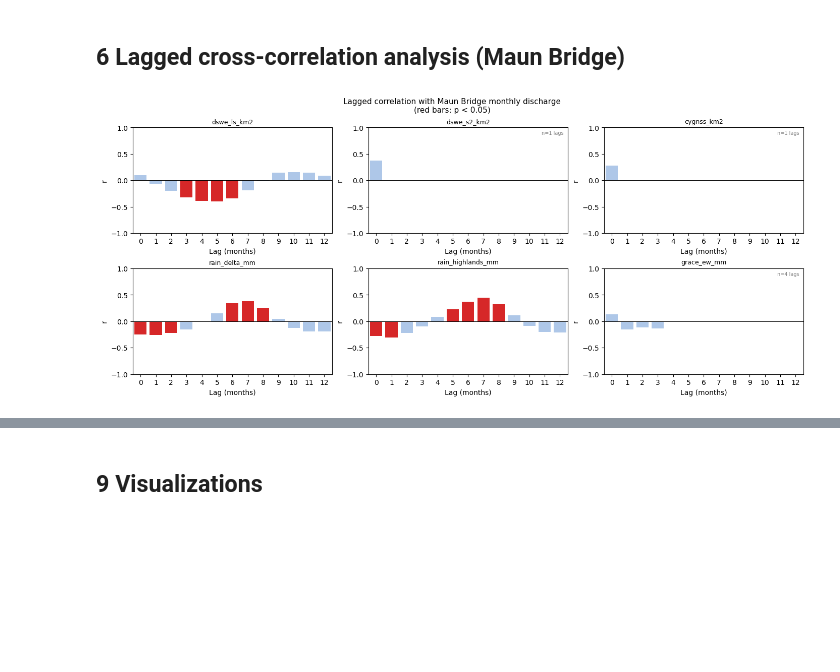
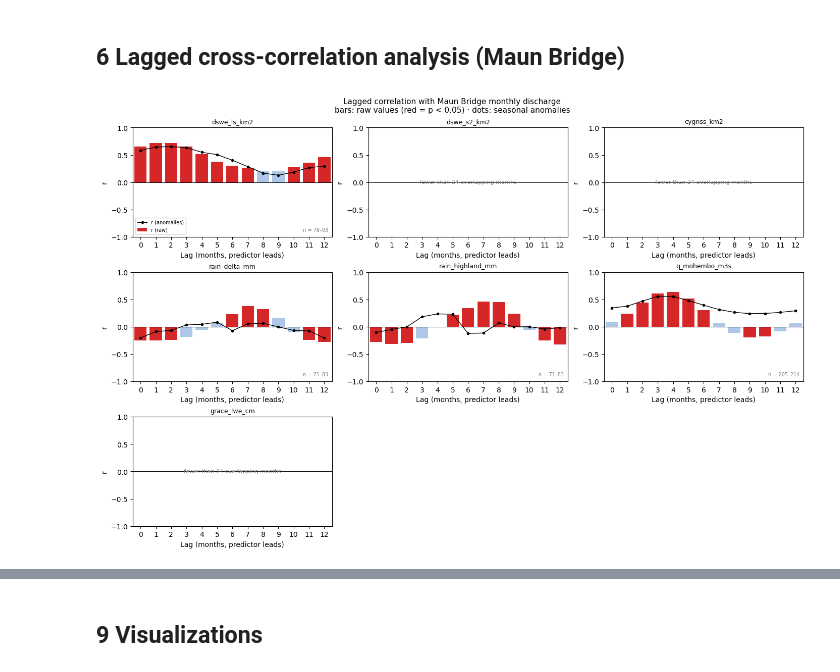
Before and after one commit to octavia-crompton/dswe-inman-lyons, a Jupyter notebook: notebooks/flood_prediction_okavango.ipynb, the cells around one changed output, grey strips where cells are left out. Drawn from its saved outputs; the diff is of its cells as text; code cells hidden in the pictures; blank space fills up the shorter version.

```diff
--- a/notebooks/flood_prediction_okavango.ipynb
+++ b/notebooks/flood_prediction_okavango.ipynb
@@ -73,7 +95,8 @@ STATIONS = {
     1357100: {"name": "Mohembo",       "river": "Okavango",    "role": "inlet"},
     1357520: {"name": "Maun Bridge",   "river": "Thamalakane", "role": "target"},
     1357530: {"name": "Boro Junction", "river": "Boro",        "role": "target"},
-    1357535: {"name": "Pantoon Site",  "river": "Boro",        "role": "target"},
+    # 1357535 Pantoon Site is excluded: its GRDC daily record is an exact copy of
+    # 1357530 Boro Junction (all 9,165 overlapping days, 1969–2016, identical).
     1357501: {"name": "Samedupe",      "river": "Boteti",      "role": "target"},
     1357500: {"name": "Rakops",        "river": "Boteti",      "role": "target"},
     1357510: {"name": "Bund",          "river": "Lake River",  "role": "target"},
@@ -339,84 +358,75 @@ Station 1357510 (Bund):  14 peak-Q years, 10 arrival years
 # %%
 from scipy.stats import pearsonr
 
-MAUN_ID = 1357520   # Maun Bridge — primary target station (integer, matches monthly_q/targets keys)
 MAX_LAG = 12
+MIN_PAIRS = 24
 
-def lagged_correlation(predictor: pd.Series, target: pd.Series,
-                       max_lag: int = MAX_LAG) -> pd.DataFrame:
-    """Pearson r and p-value for predictor shifted by 0..max_lag months
-    relative to the target (positive lag = predictor leads target)."""
-    df = pd.concat([predictor.rename("pred"), target.rename("tgt")],
-                   axis=1).dropna()
+def lagged_correlation(predictor: pd.Series, target: pd.Series, max_lag: int = MAX_LAG) -> pd.DataFrame:
+    """Pearson r between predictor(t − lag) and target(t) for lag = 0..max_lag.
+
+    Both series are placed on the continuous monthly grid before shifting, so a
+    lag of k is always k calendar months.  `r` uses raw values (dominated by the
+    shared seasonal cycle); `r_anom` uses anomalies from each series' monthly
+    climatology, which is the part a forecast has to get right.
+    """
+    pred = predictor.reindex(features_raw.index)
+    tgt = target.reindex(features_raw.index)
+    anom = lambda s: s - s.groupby(s.index.month).transform("mean")
+    pred_a, tgt_a = anom(pred), anom(tgt)
     rows = []
     for lag in range(0, max_lag + 1):
-        paired = pd.concat([df["pred"].shift(lag), df["tgt"]], axis=1).dropna()
-        if len(paired) < 5:
-            continue
-        # skip constant arrays — pearsonr is undefined for zero-variance inputs
-        if paired.iloc[:, 0].std() == 0 or paired.iloc[:, 1].std() == 0:
+        paired = pd.concat([pred.shift(lag), tgt, pred_a.shift(lag), tgt_a], axis=1).dropna()
+        if len(paired) < MIN_PAIRS or paired.iloc[:, 0].std() == 0 or paired.iloc[:, 1].std() == 0:
             continue
         r, p = pearsonr(paired.iloc[:, 0], paired.iloc[:, 1])
-        rows.append({"lag_months": lag, "r": r, "p": p})
+        ra, pa = pearsonr(paired.iloc[:, 2], paired.iloc[:, 3])
+        rows.append({"lag_months": lag, "r": r, "p": p, "r_anom": ra, "p_anom": pa, "n": len(paired)})
     return pd.DataFrame(rows)
 
-# ── Run CCF for Maun monthly discharge vs each predictor ─────────────────────
 maun_q_monthly = monthly_q.get(MAUN_ID, pd.Series(dtype=float))
-if not maun_q_monthly.empty:
-    maun_q_monthly.index = pd.to_datetime(maun_q_monthly.index).to_period("M").to_timestamp()
+ccf_results = {pcol: lagged_correlation(features_raw[pcol], maun_q_monthly) for pcol in PREDICTOR_COLS}
 
-ccf_results = {}
-for pcol in PREDICTOR_COLS:
-    if pcol not in features_raw.columns:
-        continue
-    ccf_results[pcol] = lagged_correlation(features_raw[pcol], maun_q_monthly)
-
-# ── Plot ──────────────────────────────────────────────────────────────────────
 n_preds = len(ccf_results)
 ncols = 3
 nrows = int(np.ceil(n_preds / ncols))
 fig, axes = plt.subplots(nrows, ncols, figsize=(14, 3 * nrows), constrained_layout=True)
 axes = np.array(axes).flatten()
-
 for ax, (pcol, df_ccf) in zip(axes, ccf_results.items()):
-    if not df_ccf.empty:
+    if df_ccf.empty:
+        ax.text(0.5, 0.5, f"fewer than {MIN_PAIRS} overlapping months", ha="center", va="center",
+                transform=ax.transAxes, fontsize=8, color="grey")
+    else:
         colors = ["#d62728" if p < 0.05 else "#aec7e8" for p in df_ccf["p"]]
-        ax.bar(df_ccf["lag_months"], df_ccf["r"], color=colors, width=0.8)
-    else:
-        ax.text(0.5, 0.5, "insufficient overlap", ha="center", va="center",
-                transform=ax.transAxes, fontsize=8, color="grey")
-    if len(df_ccf) < 5:
-        ax.text(0.98, 0.97, f"n={len(df_ccf)} lags", ha="right", va="top",
+        ax.bar(df_ccf["lag_months"], df_ccf["r"], color=colors, width=0.8, label="r (raw)")
+        ax.plot(df_ccf["lag_months"], df_ccf["r_anom"], "ko-", ms=3, lw=1, label="r (anomalies)")
+        ax.text(0.98, 0.04, f"n = {df_ccf['n'].min()}–{df_ccf['n'].max()}", ha="right", va="bottom",
                 transform=ax.transAxes, fontsize=7, color="grey")
     ax.axhline(0, lw=0.7, color="k")
     ax.set_title(pcol, fontsize=9)
-    ax.set_xlabel("Lag (months)")
+    ax.set_xlabel("Lag (months, predictor leads)")
     ax.set_ylabel("r")
     ax.set_xlim(-0.5, MAX_LAG + 0.5)
     ax.set_xticks(range(0, MAX_LAG + 1))
     ax.set_ylim(-1, 1)
-
+axes[0].legend(fontsize=7, loc="lower left")
 for ax in axes[n_preds:]:
     ax.set_visible(False)
-
 fig.suptitle("Lagged correlation with Maun Bridge monthly discharge\n"
-             "(red bars: p < 0.05)", fontsize=11)
-FIG_OUT.mkdir(parents=True, exist_ok=True)
+             "bars: raw values (red = p < 0.05) · dots: seasonal anomalies", fontsize=11)
 fig.savefig(FIG_OUT / "lagged_ccf_maun.png", dpi=150)
 plt.show()
 
-# ── Best-lag summary table ─────────────────────────────────────────────────
 lag_rows = []
 for pcol, df_ccf in ccf_results.items():
     if df_ccf.empty:
         continue
-    best = df_ccf.loc[df_ccf["r"].abs().idxmax()]
+    b = df_ccf.loc[df_ccf["r"].abs().idxmax()]
+    ba = df_ccf.loc[df_ccf["r_anom"].abs().idxmax()]
     lag_rows.append({"predictor": pcol,
-                     "best_lag_months": int(best["lag_months"]),
-                     "r": round(best["r"], 3),
-                     "p": round(best["p"], 4)})
-
-lag_df = pd.DataFrame(lag_rows).sort_values("r", key=abs, ascending=False)
+                     "best_lag_raw": int(b["lag_months"]), "r_raw": round(b["r"], 3),
+                     "best_lag_anom": int(ba["lag_months"]), "r_anom": round(ba["r_anom"], 3),
+                     "p_anom": round(ba["p_anom"], 4), "n": int(b["n"])})
+lag_df = pd.DataFrame(lag_rows).sort_values("r_anom", key=abs, ascending=False)
 lag_df
 # %% [output]
-[figure, old version]
+[figure, new version]
```
Also changed, not shown: parts of 20 cells of this notebook.
